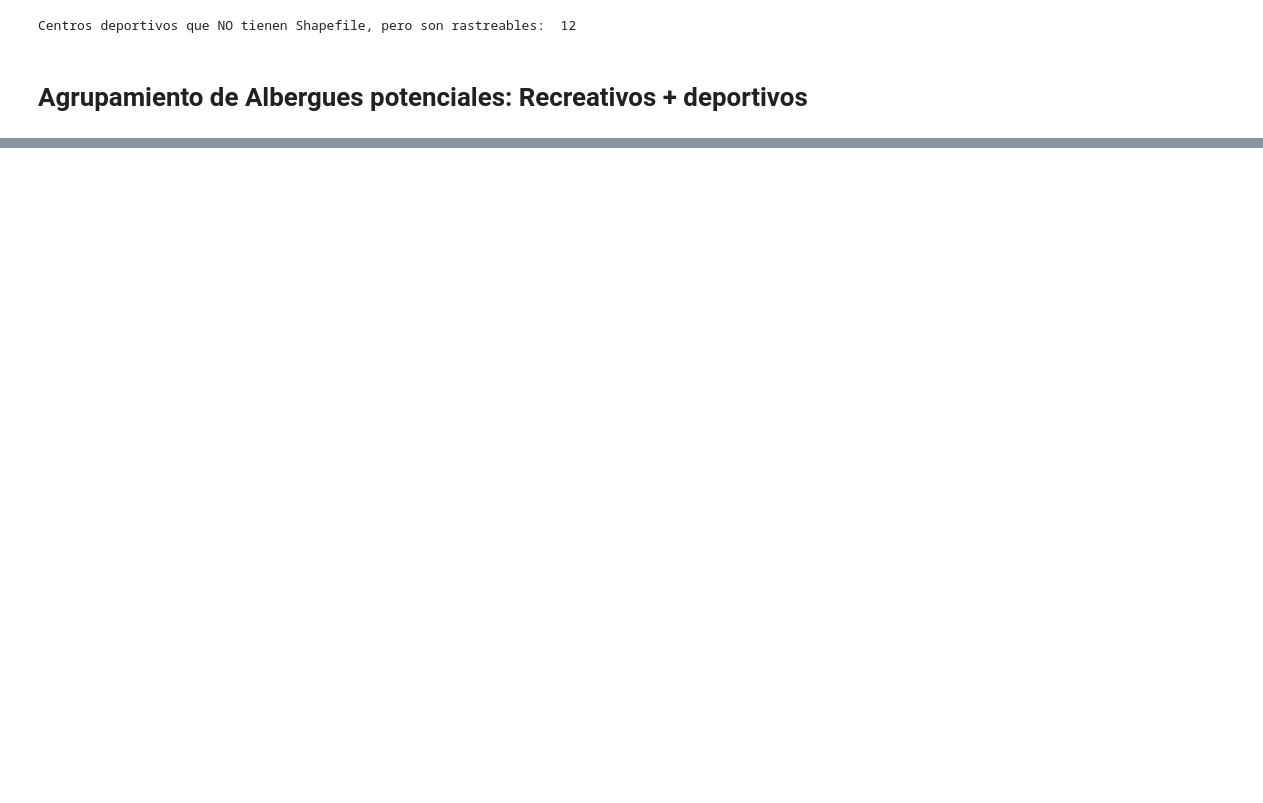
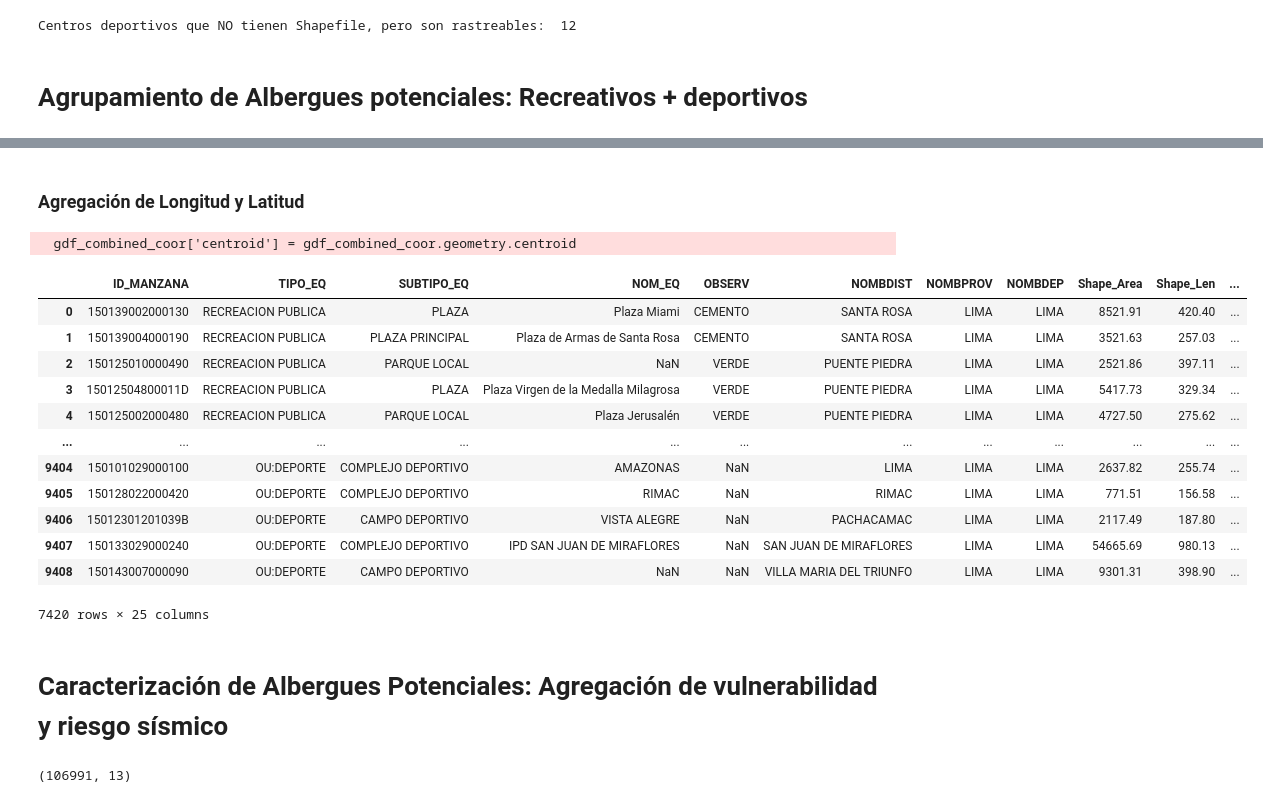
Before and after one commit to Amy-Checcllo/Shelters-for-Earthquakes-Repository, a Jupyter notebook: Albergues potenciales.ipynb, the cells around one changed output, grey strips where cells are left out. Cells and saved outputs as stored; diff of their text form; code cells hidden in the pictures; blank space fills up the shorter version.

```diff
--- a/Albergues potenciales.ipynb
+++ b/Albergues potenciales.ipynb
@@ -206,0 +234,9 @@ gdf_combined.shape
+# %%
+# Renombrar columnas largas a nombres más cortos (máximo 10 caracteres)
+gdf_combined = gdf_combined.rename(columns={
+    'Shape_Length': 'Shape_Len',
+    # Agrega más renombramientos si es necesario
+})
+
+# Exportar a shapefile
+gdf_combined.to_file('albergues_potenciales_lima.shp', driver='ESRI Shapefile')
@@ -206,0 +245,3 @@ gdf_combined.shape
+# %%
+# Eliminar múltiples columnas que no guardan información relevante
+gdf_combined = gdf_combined.drop(columns=['OBJECTID', 'COD_EQ', 'IDLOTE', 'IDMZNAR', 'COD_SECT', 'AREA_M2', 'IDMANZANA', 'DEPARTAMEN', 'PROVINCIA', 'DISTRITO', 'NOMCCCPP', 'IDCCPP'])
@@ -206,0 +266,31 @@ gdf_combined.shape
+# %% [markdown]
+### Agregación de Longitud y Latitud
+# %%
+gdf_combined_coor = gdf_combined.copy()
+
+# Calcular los centroides si las geometrías no son puntos
+gdf_combined_coor['centroid'] = gdf_combined_coor.geometry.centroid
+
+# Extraer latitud y longitud desde los centroides
+gdf_combined_coor['latitud'] = gdf_combined_coor['centroid'].y
+gdf_combined_coor['longitud'] = gdf_combined_coor['centroid'].x
+# %% [output]
+  gdf_combined_coor['centroid'] = gdf_combined_coor.geometry.centroid
+# %%
+gdf_combined_coor
+# %% [output]
+|  | ID_MANZANA | TIPO_EQ | SUBTIPO_EQ | NOM_EQ | OBSERV | NOMBDIST | NOMBPROV | NOMBDEP | Shape_Area | Shape_Len | ... |
+| 0 | 150139002000130 | RECREACION PUBLICA | PLAZA | Plaza Miami | CEMENTO | SANTA ROSA | LIMA | LIMA | 8521.91 | 420.40 | ... |
+| 1 | 150139004000190 | RECREACION PUBLICA | PLAZA PRINCIPAL | Plaza de Armas de Santa Rosa | CEMENTO | SANTA ROSA | LIMA | LIMA | 3521.63 | 257.03 | ... |
+| 2 | 150125010000490 | RECREACION PUBLICA | PARQUE LOCAL | NaN | VERDE | PUENTE PIEDRA | LIMA | LIMA | 2521.86 | 397.11 | ... |
+| 3 | 15012504800011D | RECREACION PUBLICA | PLAZA | Plaza Virgen de la Medalla Milagrosa | VERDE | PUENTE PIEDRA | LIMA | LIMA | 5417.73 | 329.34 | ... |
+| 4 | 150125002000480 | RECREACION PUBLICA | PARQUE LOCAL | Plaza Jerusalén | VERDE | PUENTE PIEDRA | LIMA | LIMA | 4727.50 | 275.62 | ... |
+| ... | ... | ... | ... | ... | ... | ... | ... | ... | ... | ... | ... |
+| 9404 | 150101029000100 | OU:DEPORTE | COMPLEJO DEPORTIVO | AMAZONAS | NaN | LIMA | LIMA | LIMA | 2637.82 | 255.74 | ... |
+| 9405 | 150128022000420 | OU:DEPORTE | COMPLEJO DEPORTIVO | RIMAC | NaN | RIMAC | LIMA | LIMA | 771.51 | 156.58 | ... |
+| 9406 | 15012301201039B | OU:DEPORTE | CAMPO DEPORTIVO | VISTA ALEGRE | NaN | PACHACAMAC | LIMA | LIMA | 2117.49 | 187.80 | ... |
+| 9407 | 150133029000240 | OU:DEPORTE | COMPLEJO DEPORTIVO | IPD SAN JUAN DE MIRAFLORES | NaN | SAN JUAN DE MIRAFLORES | LIMA | LIMA | 54665.69 | 980.13 | ... |
+| 9408 | 150143007000090 | OU:DEPORTE | CAMPO DEPORTIVO | NaN | NaN | VILLA MARIA DEL TRIUNFO | LIMA | LIMA | 9301.31 | 398.90 | ... |
+7420 rows × 25 columns
+# %% [markdown]
+# Caracterización de Albergues Potenciales: Agregación de vulnerabilidad y riesgo sísmico
@@ -206,0 +299,4 @@ gdf_combined.shape
+# %%
+df_manzanas_carac.shape
+# %% [output]
+(106991, 13)
```
Also changed, not shown: parts of 37 cells of this notebook, 2 other files.
